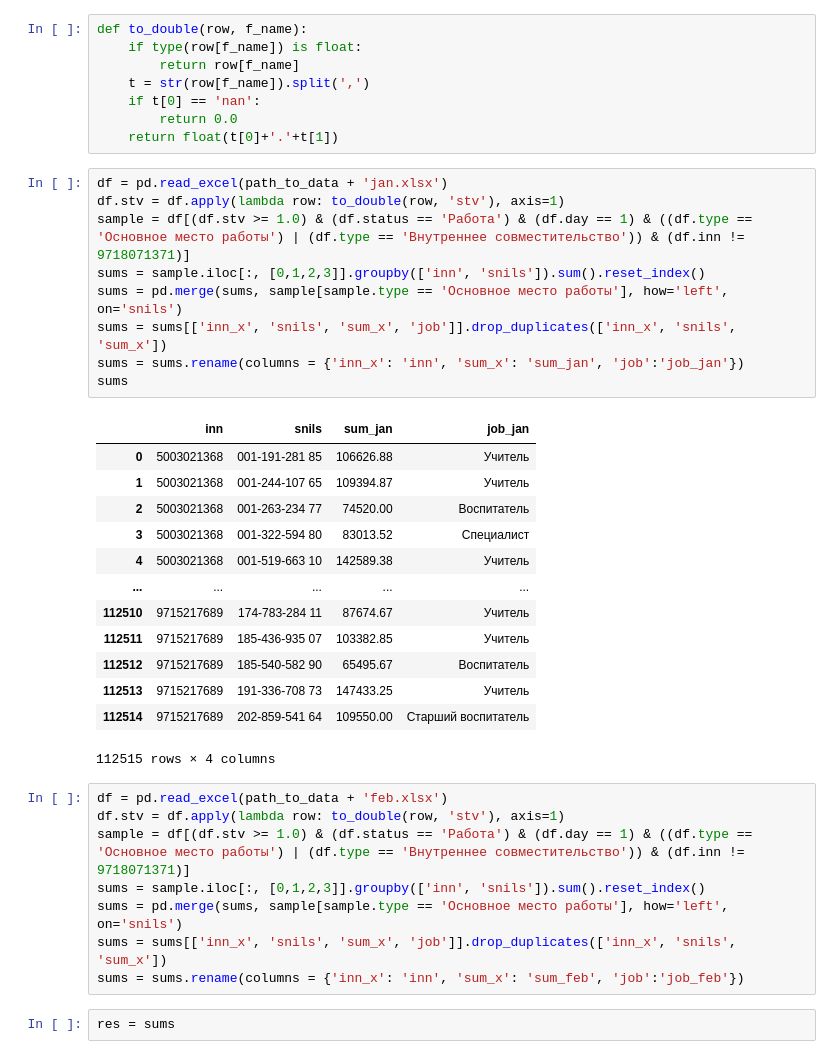
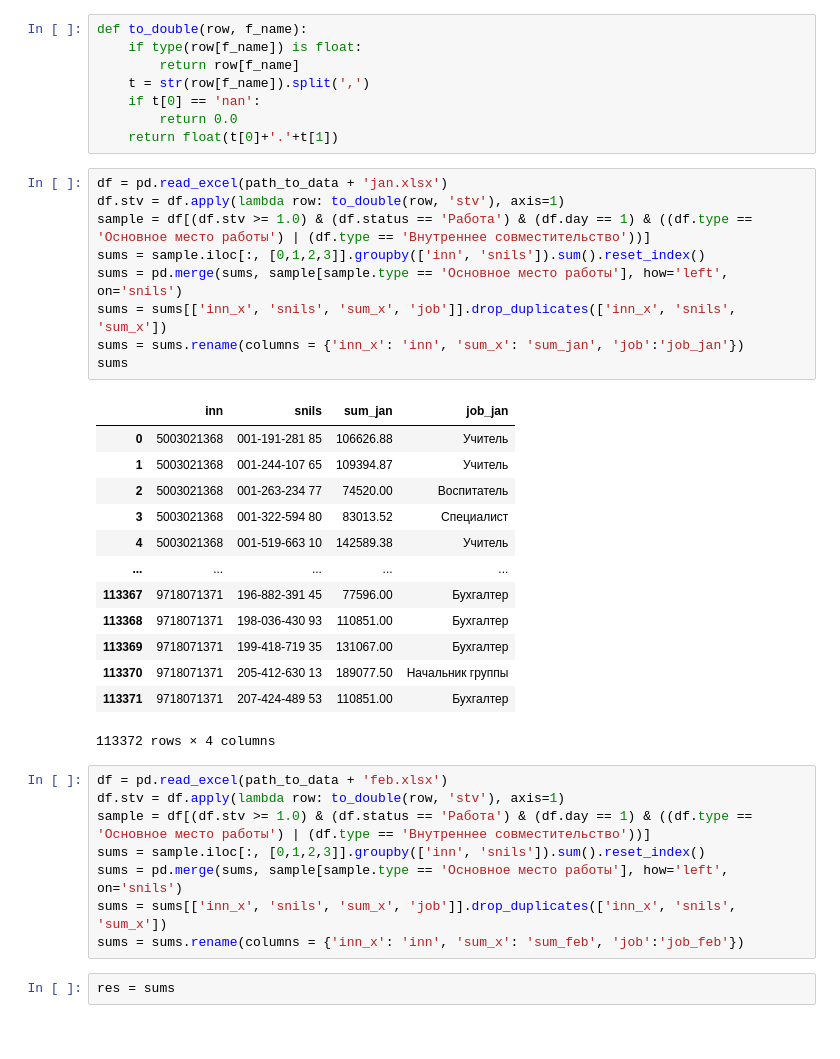
Before and after one commit to Mr-Maxraw/cfo-parser, a Jupyter notebook: counting/szp.ipynb, the cells around one changed output. Drawn from its saved outputs; the diff is of its cells as text.

```diff
--- a/counting/szp.ipynb
+++ b/counting/szp.ipynb
@@ -19,30 +20,30 @@ def to_double(row, f_name):
 # %%
 df = pd.read_excel(path_to_data + 'jan.xlsx')
 df.stv = df.apply(lambda row: to_double(row, 'stv'), axis=1)
-sample = df[(df.stv >= 1.0) & (df.status == 'Работа') & (df.day == 1) & ((df.type == 'Основное место работы') | (df.type == 'Внутреннее совместительство')) & (df.inn != 9718071371)]
+sample = df[(df.stv >= 1.0) & (df.status == 'Работа') & (df.day == 1) & ((df.type == 'Основное место работы') | (df.type == 'Внутреннее совместительство'))]
 sums = sample.iloc[:, [0,1,2,3]].groupby(['inn', 'snils']).sum().reset_index()
 sums = pd.merge(sums, sample[sample.type == 'Основное место работы'], how='left', on='snils')
 sums = sums[['inn_x', 'snils', 'sum_x', 'job']].drop_duplicates(['inn_x', 'snils', 'sum_x'])
 sums = sums.rename(columns = {'inn_x': 'inn', 'sum_x': 'sum_jan', 'job':'job_jan'})
 sums
 # %% [output]
 |  | inn | snils | sum_jan | job_jan |
 | 0 | 5003021368 | 001-191-281 85 | 106626.88 | Учитель |
 | 1 | 5003021368 | 001-244-107 65 | 109394.87 | Учитель |
 | 2 | 5003021368 | 001-263-234 77 | 74520.00 | Воспитатель |
 | 3 | 5003021368 | 001-322-594 80 | 83013.52 | Специалист |
 | 4 | 5003021368 | 001-519-663 10 | 142589.38 | Учитель |
 | ... | ... | ... | ... | ... |
-| 112510 | 9715217689 | 174-783-284 11 | 87674.67 | Учитель |
-| 112511 | 9715217689 | 185-436-935 07 | 103382.85 | Учитель |
-| 112512 | 9715217689 | 185-540-582 90 | 65495.67 | Воспитатель |
-| 112513 | 9715217689 | 191-336-708 73 | 147433.25 | Учитель |
-| 112514 | 9715217689 | 202-859-541 64 | 109550.00 | Старший воспитатель |
+| 113367 | 9718071371 | 196-882-391 45 | 77596.00 | Бухгалтер |
+| 113368 | 9718071371 | 198-036-430 93 | 110851.00 | Бухгалтер |
+| 113369 | 9718071371 | 199-418-719 35 | 131067.00 | Бухгалтер |
+| 113370 | 9718071371 | 205-412-630 13 | 189077.50 | Начальник группы |
+| 113371 | 9718071371 | 207-424-489 53 | 110851.00 | Бухгалтер |
-112515 rows × 4 columns
+113372 rows × 4 columns
 # %%
 df = pd.read_excel(path_to_data + 'feb.xlsx')
 df.stv = df.apply(lambda row: to_double(row, 'stv'), axis=1)
-sample = df[(df.stv >= 1.0) & (df.status == 'Работа') & (df.day == 1) & ((df.type == 'Основное место работы') | (df.type == 'Внутреннее совместительство')) & (df.inn != 9718071371)]
+sample = df[(df.stv >= 1.0) & (df.status == 'Работа') & (df.day == 1) & ((df.type == 'Основное место работы') | (df.type == 'Внутреннее совместительство'))]
 sums = sample.iloc[:, [0,1,2,3]].groupby(['inn', 'snils']).sum().reset_index()
 sums = pd.merge(sums, sample[sample.type == 'Основное место работы'], how='left', on='snils')
 sums = sums[['inn_x', 'snils', 'sum_x', 'job']].drop_duplicates(['inn_x', 'snils', 'sum_x'])
```
Also changed, not shown: parts of 8 cells of this notebook, 1 other file.
